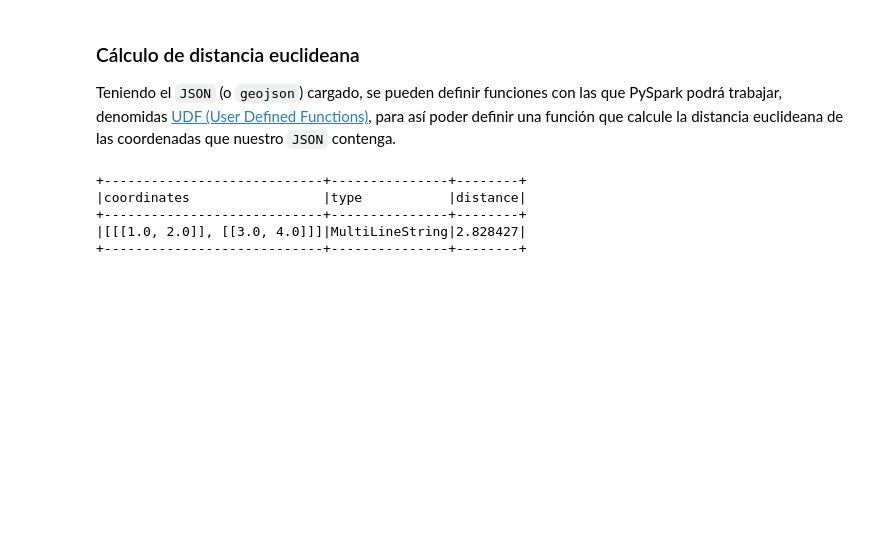
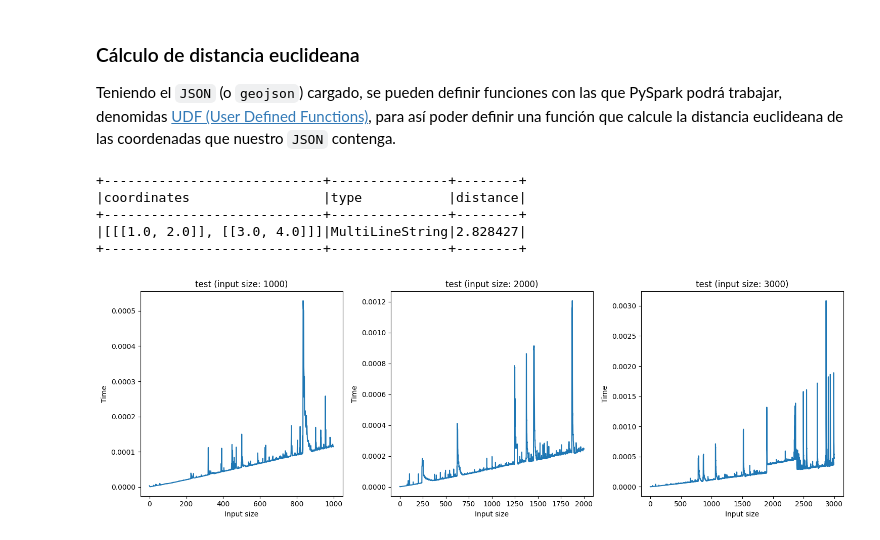
Before and after one commit to TT2024-B106/similarity-measures, a Jupyter notebook: notebooks/pyspark.ipynb, the cells around one changed output. Saved outputs shown, nothing was run; the diff lists cells and outputs as text; code cells hidden in the pictures; blank space fills up the shorter version.

Commit message:
Added time complexity plot util

```diff
--- a/notebooks/pyspark.ipynb
+++ b/notebooks/pyspark.ipynb
@@ -66,0 +79,15 @@ geojson_df.show(truncate=False)
+# %%
+import random
+
+def populate_lists(n: int) -> list[float]:
+    arr = []
+
+    for _ in range(n):
+        arr.append(random.uniform(-99.0, -99.5))
+        arr.append(random.uniform(19.3, 19.5))
+
+    return arr
+
+plotfn.time_complexity3(euclidean.distance, populate_lists, "test")
+# %% [output]
+[figure, added]
```
Also changed, not shown: parts of 2 cells of this notebook, 1 other file.
